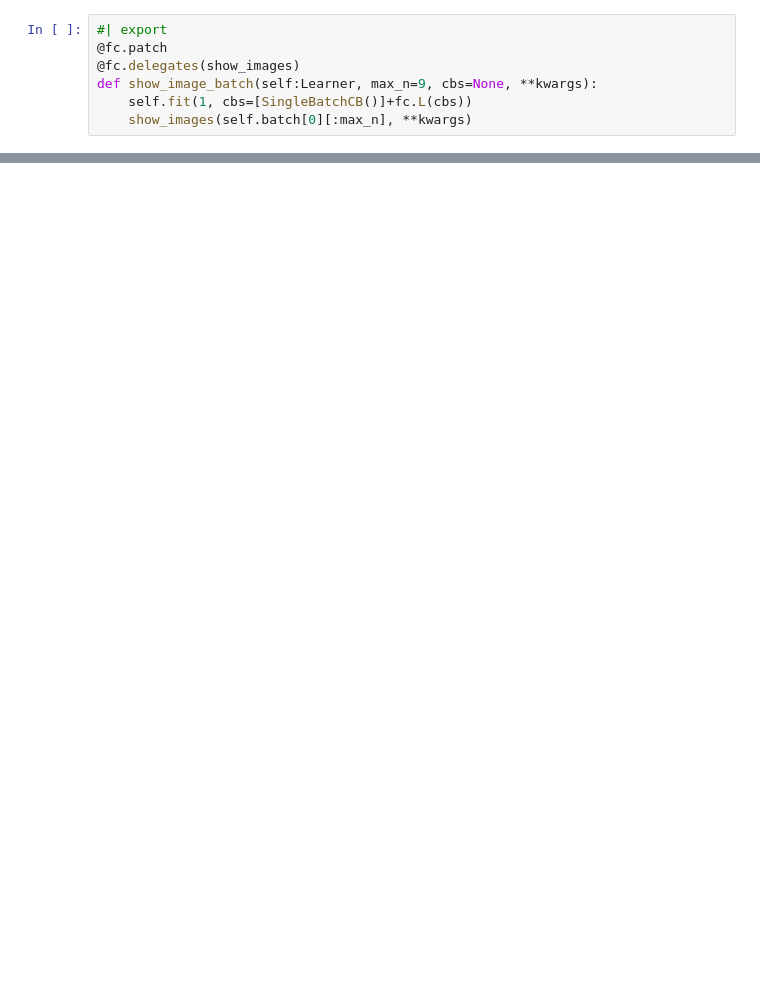
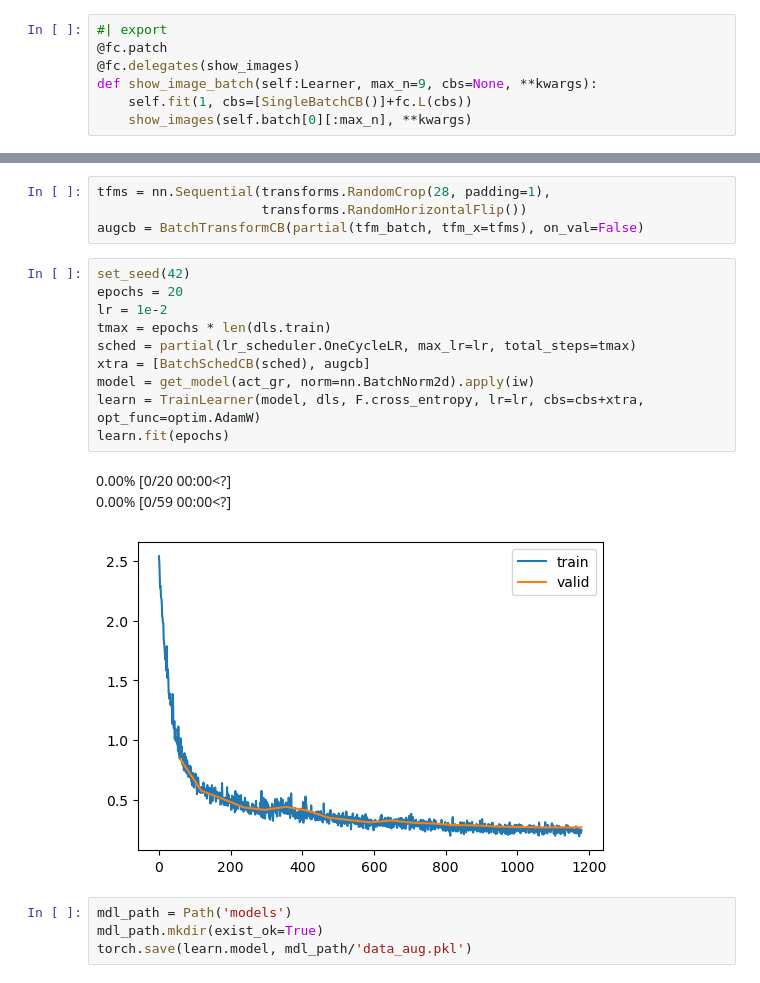
Before and after one commit to joeross999/fastai_classwork, a Jupyter notebook: notebooks/14_augment.ipynb, the cells around one changed output, grey strips where cells are left out. Saved outputs shown, nothing was run; the diff lists cells and outputs as text; blank space fills up the shorter version.

```diff
--- a/notebooks/14_augment.ipynb
+++ b/notebooks/14_augment.ipynb
@@ -274,0 +260,22 @@ learn.show_image_batch(max_n=16, imsize=(1.5))
+# %%
+tfms = nn.Sequential(transforms.RandomCrop(28, padding=1),
+                     transforms.RandomHorizontalFlip())
+augcb = BatchTransformCB(partial(tfm_batch, tfm_x=tfms), on_val=False)
+# %%
+set_seed(42)
+epochs = 20
+lr = 1e-2
+tmax = epochs * len(dls.train)
+sched = partial(lr_scheduler.OneCycleLR, max_lr=lr, total_steps=tmax)
+xtra = [BatchSchedCB(sched), augcb]
+model = get_model(act_gr, norm=nn.BatchNorm2d).apply(iw)
+learn = TrainLearner(model, dls, F.cross_entropy, lr=lr, cbs=cbs+xtra, opt_func=optim.AdamW)
+learn.fit(epochs)
+# %% [output]
+0.00% [0/20 00:00<?]
+0.00% [0/59 00:00<?]
+[figure, added]
+# %%
+mdl_path = Path('models')
+mdl_path.mkdir(exist_ok=True)
+torch.save(learn.model, mdl_path/'data_aug.pkl')
```
Also changed, not shown: parts of 22 cells of this notebook, 3 other files.
